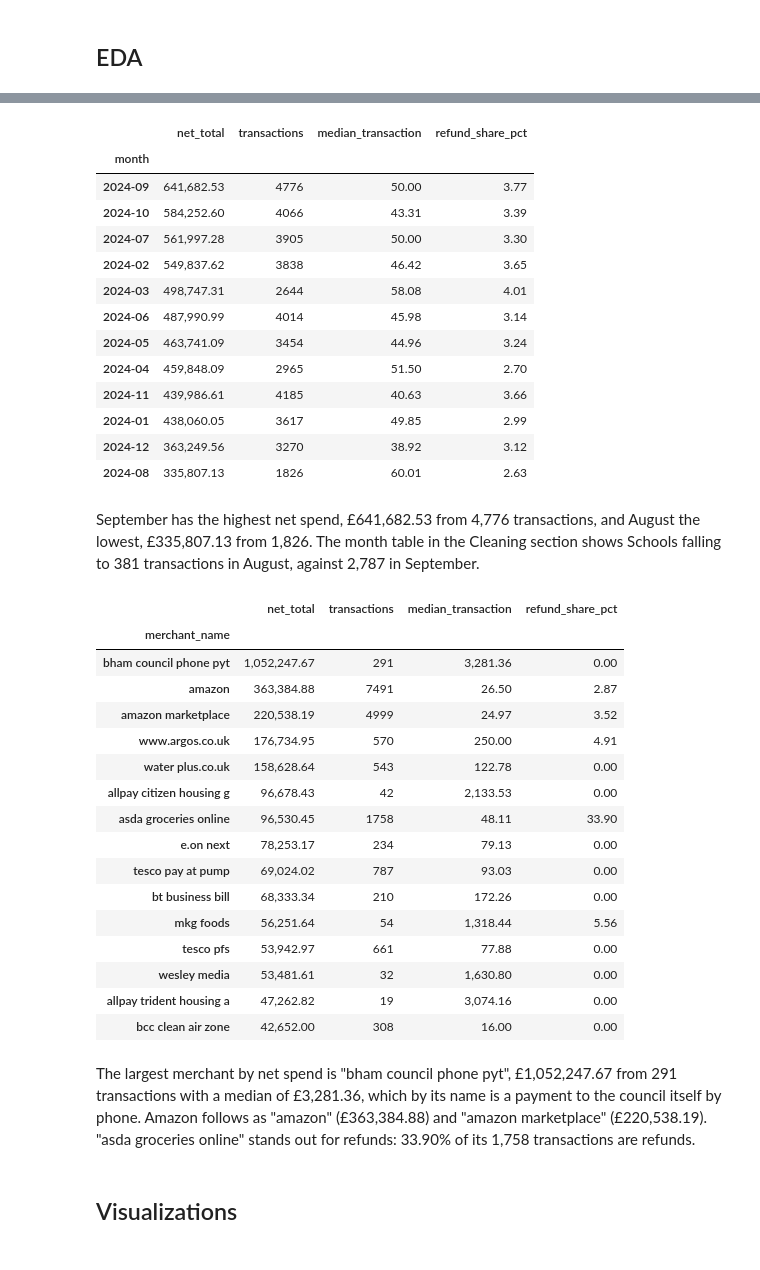
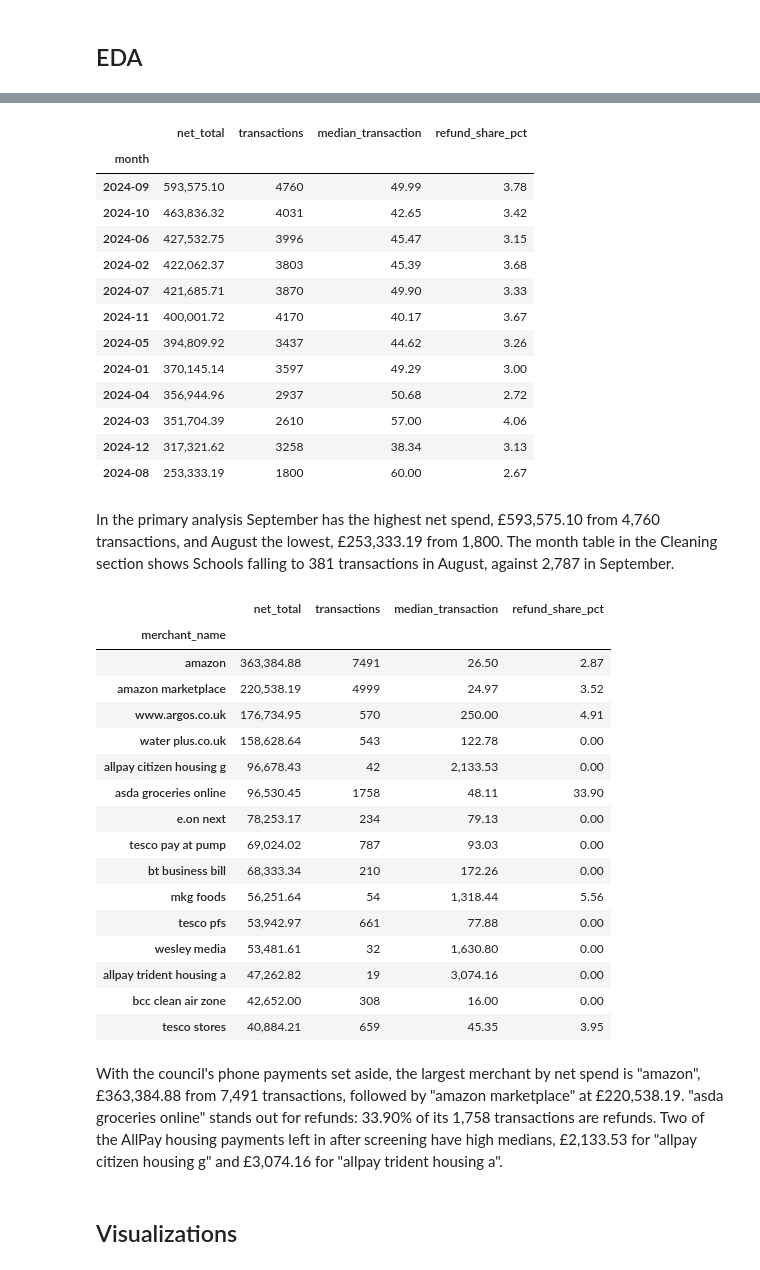
Before and after one commit to PaddyGilliland1/ai-programming-foundations-project, a Jupyter notebook: data_workflow.ipynb, the cells around one changed output, grey strips where cells are left out. Drawn from its saved outputs; the diff is of its cells as text; code cells hidden in the pictures.

```diff
--- a/data_workflow.ipynb
+++ b/data_workflow.ipynb
@@ -491,12 +648,36 @@ def summarise_spend(
     summary["refund_share_pct"] = summary["refund_share_pct"] * 100
     return summary.sort_values("net_total", ascending=False)
 # %%
-spend = clean.assign(month=clean["transaction_date"].dt.strftime("%Y-%m"))
+spend = screened.assign(
+    month=screened["transaction_date"].dt.strftime("%Y-%m")
+)
+# Everything from here on is summarised from the primary analysis rows.
+primary = spend[spend["in_primary_analysis"]]
+set_aside = spend[~spend["in_primary_analysis"]]
 
-print(f"Total net spend in 2024: £{spend['amount_gbp'].sum():,.2f}")
-print(f"Transactions: {len(spend):,}")
+published = spend["amount_gbp"].sum()
+analysed = primary["amount_gbp"].sum()
+aside = set_aside["amount_gbp"].sum()
+print(
+    f"Net spend in the published file: £{published:,.2f} "
+    f"from {len(spend):,} transactions"
+)
+print(
+    f"Net spend in the primary analysis: £{analysed:,.2f} "
+    f"from {len(primary):,} transactions"
+)
+print(
+    f"Set aside: £{aside:,.2f} from {len(set_aside):,} transactions "
+    f"({aside / published:.2%} of the published net spend)"
+)
 refunds = spend["is_refund"]
-print(f"Refunds: {refunds.sum():,} ({refunds.mean():.2%} of transactions)")
+print(
+    f"Refunds in the published file: {refunds.sum():,} "
+    f"({refunds.mean():.2%} of transactions)"
+)
 non_gbp = spend["is_non_gbp"]
-print(f"Non-GBP transactions: {non_gbp.sum():,} ({non_gbp.mean():.2%})")
+print(
+    f"Non-GBP transactions in the published file: {non_gbp.sum():,} "
+    f"({non_gbp.mean():.2%})"
+)
 # %% [output]
@@ -526,30 +728,29 @@ Schools has the largest net spend, £2,069,477.15, and by far the most transacti
 # %%
-by_month = summarise_spend(spend, "month")
+by_month = summarise_spend(primary, "month")
 by_month
 # %% [output]
 |  | net_total | transactions | median_transaction | refund_share_pct |
 | month |  |  |  |  |
-| 2024-09 | 641,682.53 | 4776 | 50.00 | 3.77 |
-| 2024-10 | 584,252.60 | 4066 | 43.31 | 3.39 |
-| 2024-07 | 561,997.28 | 3905 | 50.00 | 3.30 |
-| 2024-02 | 549,837.62 | 3838 | 46.42 | 3.65 |
-| 2024-03 | 498,747.31 | 2644 | 58.08 | 4.01 |
-| 2024-06 | 487,990.99 | 4014 | 45.98 | 3.14 |
-| 2024-05 | 463,741.09 | 3454 | 44.96 | 3.24 |
-| 2024-04 | 459,848.09 | 2965 | 51.50 | 2.70 |
-| 2024-11 | 439,986.61 | 4185 | 40.63 | 3.66 |
-| 2024-01 | 438,060.05 | 3617 | 49.85 | 2.99 |
-| 2024-12 | 363,249.56 | 3270 | 38.92 | 3.12 |
-| 2024-08 | 335,807.13 | 1826 | 60.01 | 2.63 |
+| 2024-09 | 593,575.10 | 4760 | 49.99 | 3.78 |
+| 2024-10 | 463,836.32 | 4031 | 42.65 | 3.42 |
+| 2024-06 | 427,532.75 | 3996 | 45.47 | 3.15 |
+| 2024-02 | 422,062.37 | 3803 | 45.39 | 3.68 |
+| 2024-07 | 421,685.71 | 3870 | 49.90 | 3.33 |
+| 2024-11 | 400,001.72 | 4170 | 40.17 | 3.67 |
+| 2024-05 | 394,809.92 | 3437 | 44.62 | 3.26 |
+| 2024-01 | 370,145.14 | 3597 | 49.29 | 3.00 |
+| 2024-04 | 356,944.96 | 2937 | 50.68 | 2.72 |
+| 2024-03 | 351,704.39 | 2610 | 57.00 | 4.06 |
+| 2024-12 | 317,321.62 | 3258 | 38.34 | 3.13 |
+| 2024-08 | 253,333.19 | 1800 | 60.00 | 2.67 |
 # %% [markdown]
-September has the highest net spend, £641,682.53 from 4,776 transactions, and August the lowest, £335,807.13 from 1,826. The month table in the Cleaning section shows Schools falling to 381 transactions in August, against 2,787 in September.
+In the primary analysis September has the highest net spend, £593,575.10 from 4,760 transactions, and August the lowest, £253,333.19 from 1,800. The month table in the Cleaning section shows Schools falling to 381 transactions in August, against 2,787 in September.
 # %%
-top_merchants = summarise_spend(spend, "merchant_name").head(15)
+top_merchants = summarise_spend(primary, "merchant_name").head(15)
 top_merchants
 # %% [output]
 |  | net_total | transactions | median_transaction | refund_share_pct |
 | merchant_name |  |  |  |  |
-| bham council phone pyt | 1,052,247.67 | 291 | 3,281.36 | 0.00 |
 | amazon | 363,384.88 | 7491 | 26.50 | 2.87 |
 | amazon marketplace | 220,538.19 | 4999 | 24.97 | 3.52 |
 | www.argos.co.uk | 176,734.95 | 570 | 250.00 | 4.91 |
@@ -564,8 +765,9 @@ top_merchants
 | wesley media | 53,481.61 | 32 | 1,630.80 | 0.00 |
 | allpay trident housing a | 47,262.82 | 19 | 3,074.16 | 0.00 |
 | bcc clean air zone | 42,652.00 | 308 | 16.00 | 0.00 |
+| tesco stores | 40,884.21 | 659 | 45.35 | 3.95 |
 # %% [markdown]
-The largest merchant by net spend is "bham council phone pyt", £1,052,247.67 from 291 transactions with a median of £3,281.36, which by its name is a payment to the council itself by phone. Amazon follows as "amazon" (£363,384.88) and "amazon marketplace" (£220,538.19). "asda groceries online" stands out for refunds: 33.90% of its 1,758 transactions are refunds.
+With the council's phone payments set aside, the largest merchant by net spend is "amazon", £363,384.88 from 7,491 transactions, followed by "amazon marketplace" at £220,538.19. "asda groceries online" stands out for refunds: 33.90% of its 1,758 transactions are refunds. Two of the AllPay housing payments left in after screening have high medians, £2,133.53 for "allpay citizen housing g" and £3,074.16 for "allpay trident housing a".
 # %% [markdown]
 ## Visualizations
 # %% [markdown]
```
Also changed, not shown: parts of 21 cells of this notebook, 1 other file.
